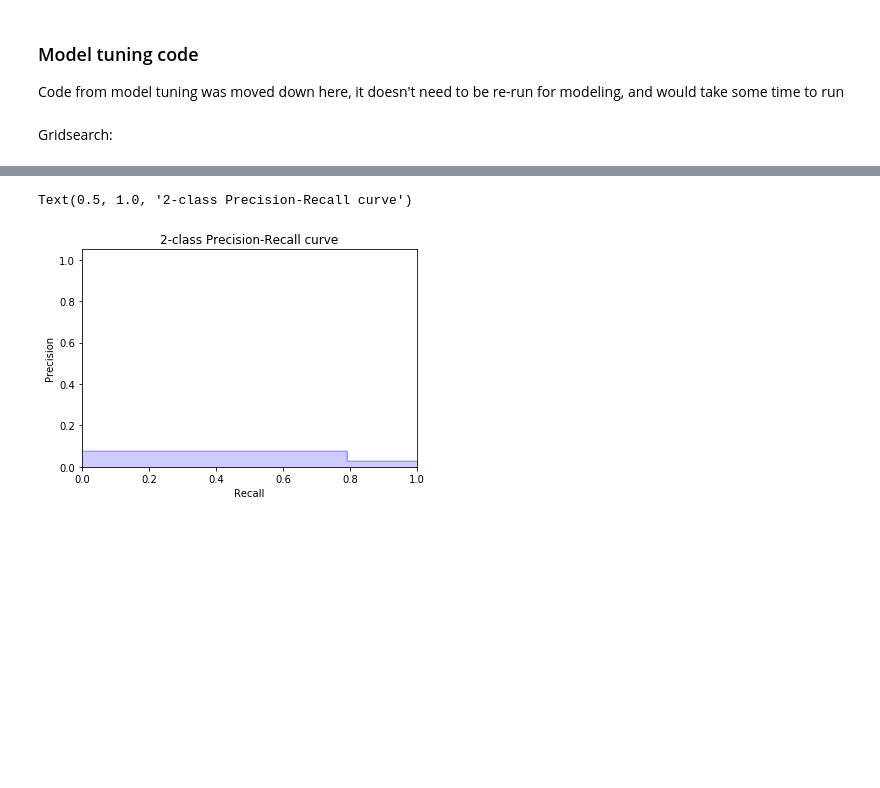
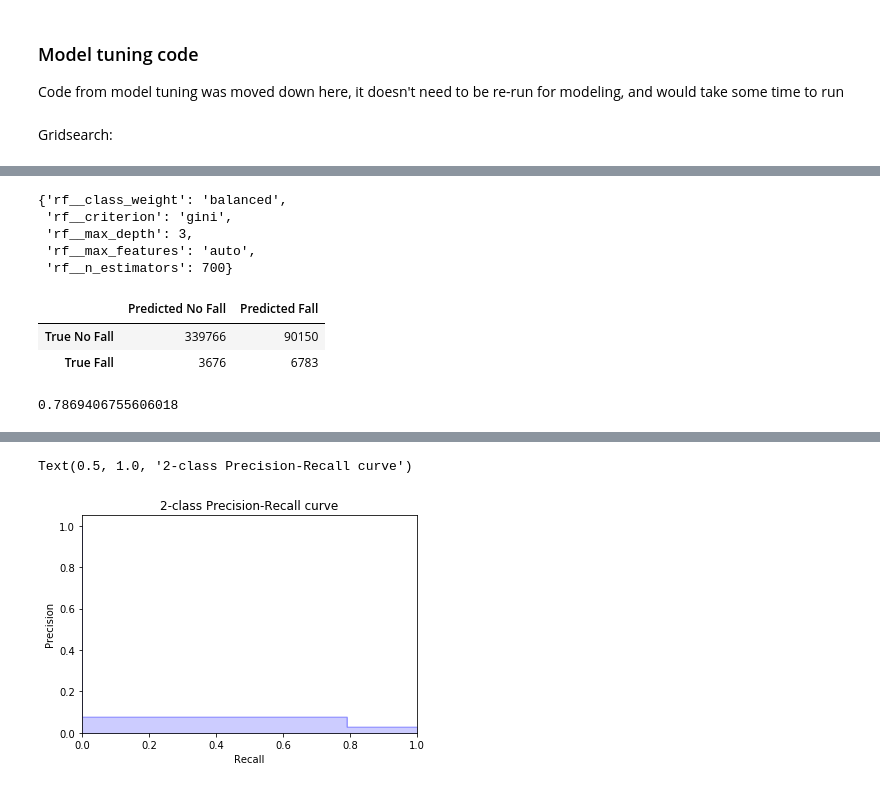
Before and after one commit to BSmith25/TreeProject, a Jupyter notebook: ProjectFiles/TreeModel_no_service_requests.ipynb, the cells around one changed output, grey strips where cells are left out. Cells and saved outputs as stored; diff of their text form; code cells hidden in the pictures; blank space fills up the shorter version.

```diff
--- a/ProjectFiles/TreeModel_no_service_requests.ipynb
+++ b/ProjectFiles/TreeModel_no_service_requests.ipynb
@@ -248,0 +253,29 @@ pd.DataFrame(confusion_matrix(y_test, y_pred),
+# %%
+# See optimal gridsearch parameters
+gridF.best_params_
+# %% [output]
+{'rf__class_weight': 'balanced',
+ 'rf__criterion': 'gini',
+ 'rf__max_depth': 3,
+ 'rf__max_features': 'auto',
+ 'rf__n_estimators': 700}
+# %%
+# Predict validation data
+grid_x_valid = grid_df_valid.drop(['zipcode','Fall','address'],axis=1)
+grid_y_valid = grid_df_valid.Fall
+grid_y_pred = gridF.predict(grid_x_valid)
+
+# check grid search result roc-auc and confusion matrix
+roc_auc_score(grid_y_valid,grid_y_pred)
+
+pd.DataFrame(confusion_matrix(grid_y_valid,grid_y_pred),
+    columns=['Predicted No Fall', 'Predicted Fall'],
+    index=['True No Fall', 'True Fall'])
+# %% [output]
+|  | Predicted No Fall | Predicted Fall |
+| True No Fall | 339766 | 90150 |
+| True Fall | 3676 | 6783 |
+# %%
+accuracy_score(grid_y_valid,grid_y_pred)
+# %% [output]
+0.7869406755606018
```
Also changed, not shown: parts of 15 cells of this notebook, 3 other files.
